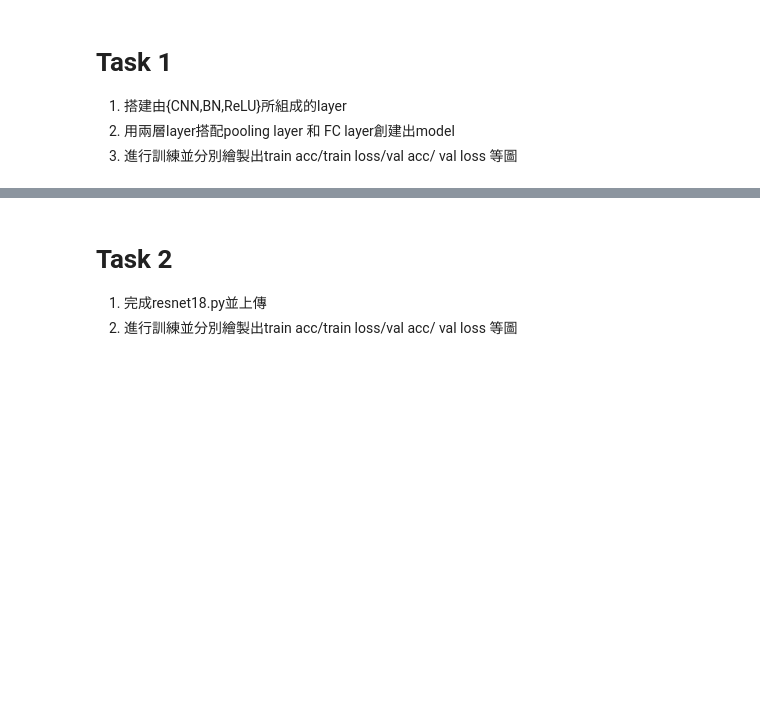
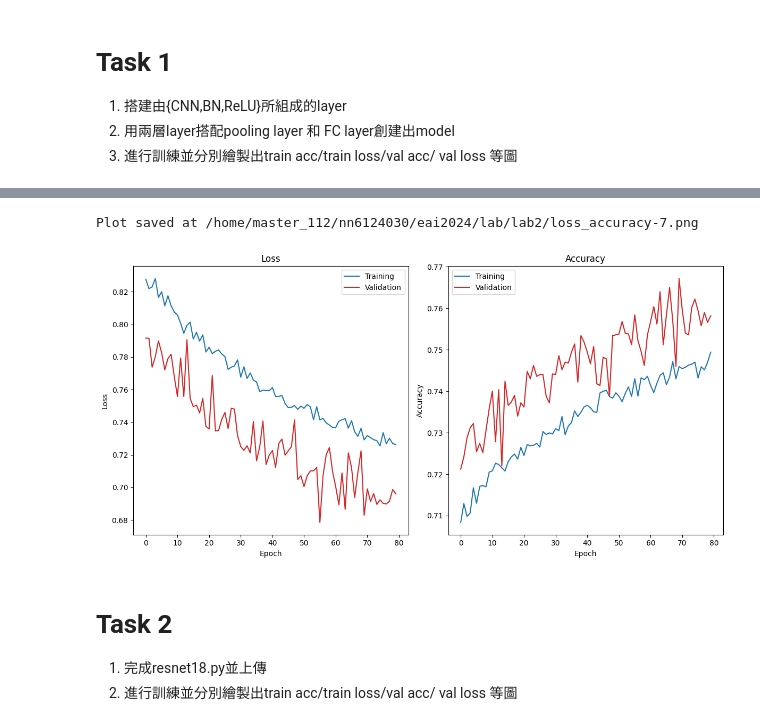
Before and after one commit to yutingshih/eai2024, a Jupyter notebook: lab/lab2/lab2_StudentID.ipynb, the cells around one changed output, grey strips where cells are left out. Drawn from its saved outputs; the diff is of its cells as text; code cells hidden in the pictures; blank space fills up the shorter version.

Commit message:
Implmenet a SimpleCNN for CIFAR-10 classification for lab2

```diff
--- a/lab/lab2/lab2_StudentID.ipynb
+++ b/lab/lab2/lab2_StudentID.ipynb
@@ -19,6 +21,7 @@ writer = SummaryWriter("../tensorboard")
 # %%
 #檢查是否可用gpu
 print(torch.cuda.is_available())
+device = torch.device("cuda" if torch.cuda.is_available() else "cpu")
 # %% [output]
 True
 # %%
@@ -79,7 +92,7 @@ print("val length: ", len(val_ds))
 print("test length: ", len(test_ds))
 
 # 宣告 batch size
-BATCH_SIZE =
+BATCH_SIZE = 128
 trainloader = torch.utils.data.DataLoader(train_ds, batch_size=BATCH_SIZE, shuffle=True, num_workers=2)
 valloader = torch.utils.data.DataLoader(val_ds, batch_size=BATCH_SIZE, shuffle=False, num_workers=2)
 testloader = torch.utils.data.DataLoader(test_ds, batch_size=BATCH_SIZE, shuffle=False, num_workers=2)
@@ -104,0 +111,32 @@ model =
+# %%
+import torch.nn.functional as F
+
+#####   create your own model  #####
+class SimpleCNN(nn.Module):
+    def __init__(self):
+        super(SimpleCNN, self).__init__()
+        self.layer1 = self.make_layer(3, 32)    # 3*32*32 -> 32*16*16
+        self.layer2 = self.make_layer(32, 64)   # 32*16*16 -> 64*8*8
+        self.layer3 = self.make_layer(64, 128)  # 64*8*8 -> 128*4*4
+        self.dropout = nn.Dropout()
+        self.fc = nn.Linear(128*4*4, 10)
+
+    def make_layer(self, in_channels, out_channels, kernel_size=3, stride=1, padding='same'):
+        return nn.Sequential(
+            nn.Conv2d(in_channels, out_channels, kernel_size=kernel_size, stride=stride, padding=padding),
+            nn.BatchNorm2d(num_features=out_channels),
+            nn.ReLU(),
+            nn.MaxPool2d(kernel_size=2, stride=2),
+        )
+
+    def forward(self, x):
+        x = self.layer1(x)
+        x = self.layer2(x)
+        x = self.layer3(x)
+        x = self.dropout(x)
+        x = self.fc(x.flatten(1))
+        return x
+
+# 宣告model
+model = SimpleCNN().train().to(device)
+model
@@ -116,6 +293,5 @@ print(f"Params: {params}")
 # %%
 ##### setting parameter #####
-EPOCH =
-pre_epoch =
-lr =
-device = torch.device("cuda")
+EPOCH = 80
+pre_epoch = 0
+LR = 1e-3
@@ -191,3 +369,9 @@ plt.show()
+# %%
+##### 繪製 loss 和 accuracy 的圖 #####
+plot_loss_accuracy(train_losses, train_accuracies, val_losses, val_accuracies, filename="./loss_accuracy.png")
+# %% [output]
+Plot saved at /home/master_112/nn6124030/eai2024/lab/lab2/loss_accuracy-7.png
+[figure, added]
 # %% [markdown]
 # Task 2
 1. 完成resnet18.py並上傳
```
Also changed, not shown: parts of 19 cells of this notebook, 10 other files.
